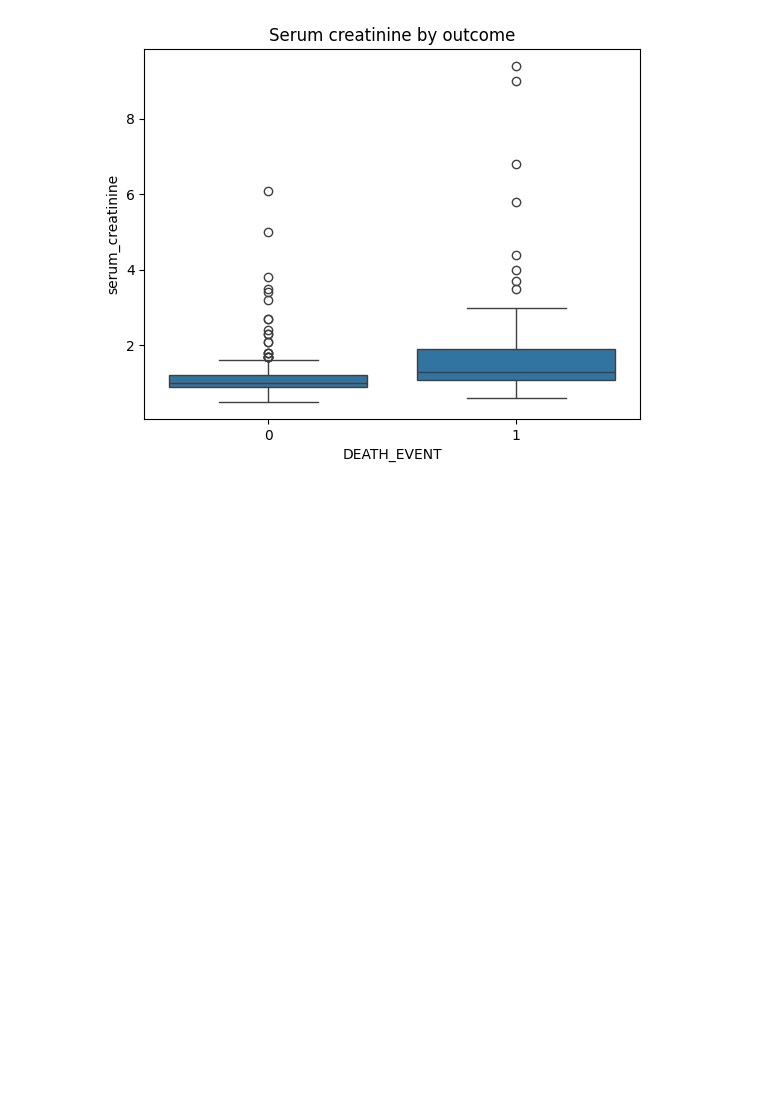
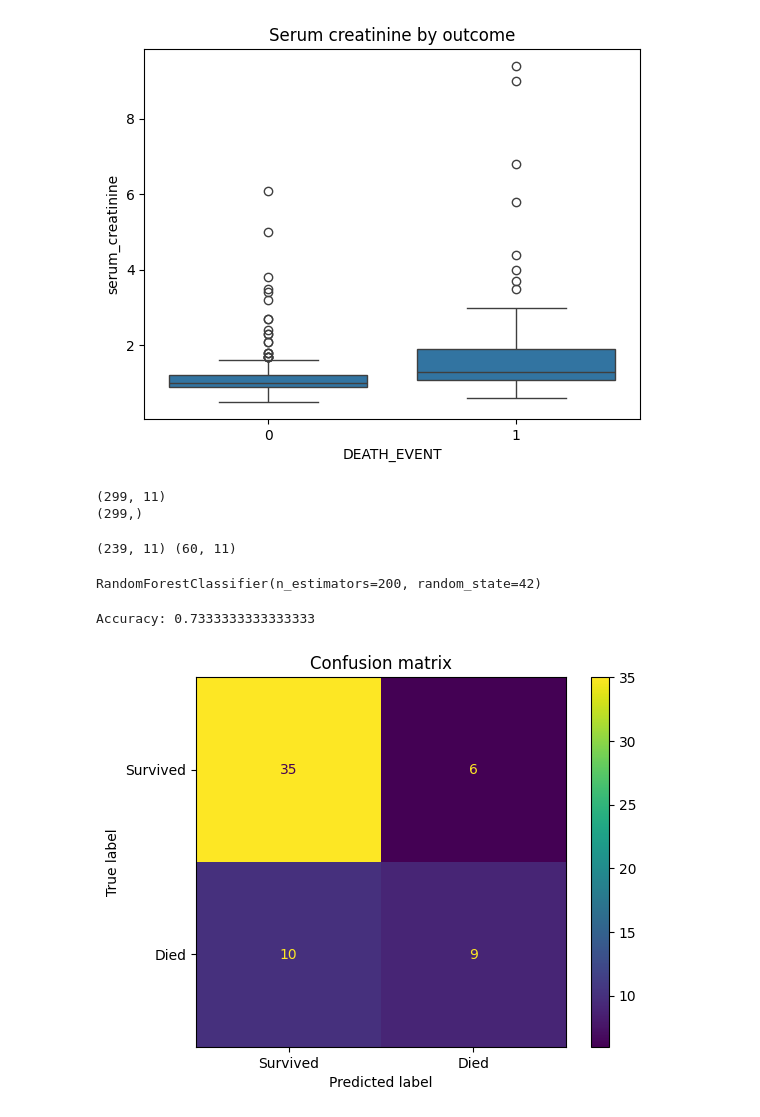
Before and after one commit to souha365/heart-failure-analysis, a Jupyter notebook: notebooks/01_exploration.ipynb, the cells around one changed output. Cells and saved outputs as stored; diff of their text form; code cells hidden in the pictures; blank space fills up the shorter version.

```diff
--- a/notebooks/01_exploration.ipynb
+++ b/notebooks/01_exploration.ipynb
@@ -90,3 +93,47 @@ plt.savefig("serum_creatinine.png", dpi=150, bbox_inches="tight")
 plt.show()
 # %% [output]
 [figure]
+# %%
+X = df.drop(columns=["DEATH_EVENT", "time"])
+y = df["DEATH_EVENT"]
+
+print(X.shape)
+print(y.shape)
+# %% [output]
+(299, 11)
+(299,)
+# %%
+from sklearn.model_selection import train_test_split
+
+X_train, X_test, y_train, y_test = train_test_split(
+    X, y, test_size=0.2, random_state=42, stratify=y
+)
+
+print(X_train.shape, X_test.shape)
+# %% [output]
+(239, 11) (60, 11)
+# %%
+from sklearn.ensemble import RandomForestClassifier
+
+model = RandomForestClassifier(n_estimators=200, random_state=42)
+model.fit(X_train, y_train)
+# %% [output]
+RandomForestClassifier(n_estimators=200, random_state=42)
+# %%
+from sklearn.metrics import accuracy_score
+
+y_pred = model.predict(X_test)
+print("Accuracy:", accuracy_score(y_test, y_pred))
+# %% [output]
+Accuracy: 0.7333333333333333
+# %%
+from sklearn.metrics import confusion_matrix, ConfusionMatrixDisplay
+import matplotlib.pyplot as plt
+
+cm = confusion_matrix(y_test, y_pred)
+ConfusionMatrixDisplay(cm, display_labels=["Survived", "Died"]).plot()
+plt.title("Confusion matrix")
+plt.savefig("confusion_matrix.png", dpi=150, bbox_inches="tight")
+plt.show()
+# %% [output]
+[figure, added]
```
Also changed, not shown: parts of 6 cells of this notebook.
